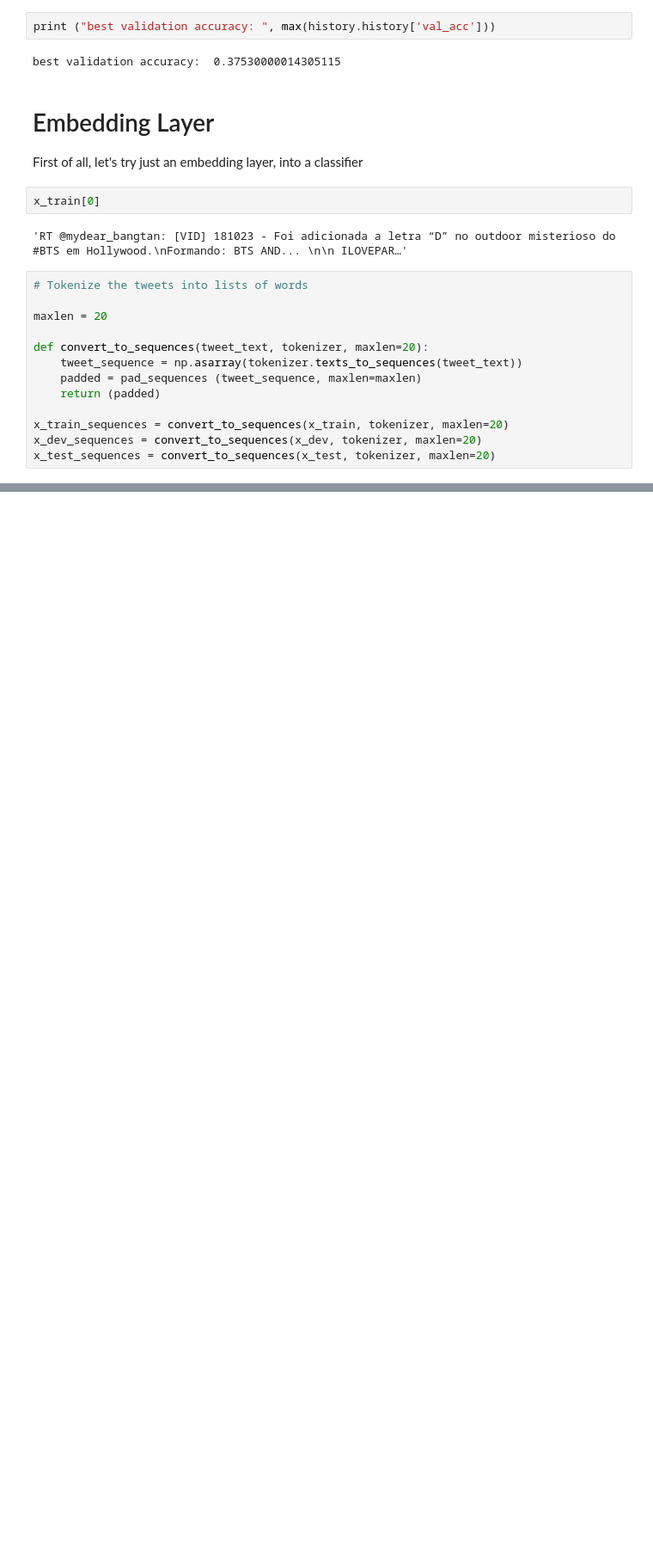
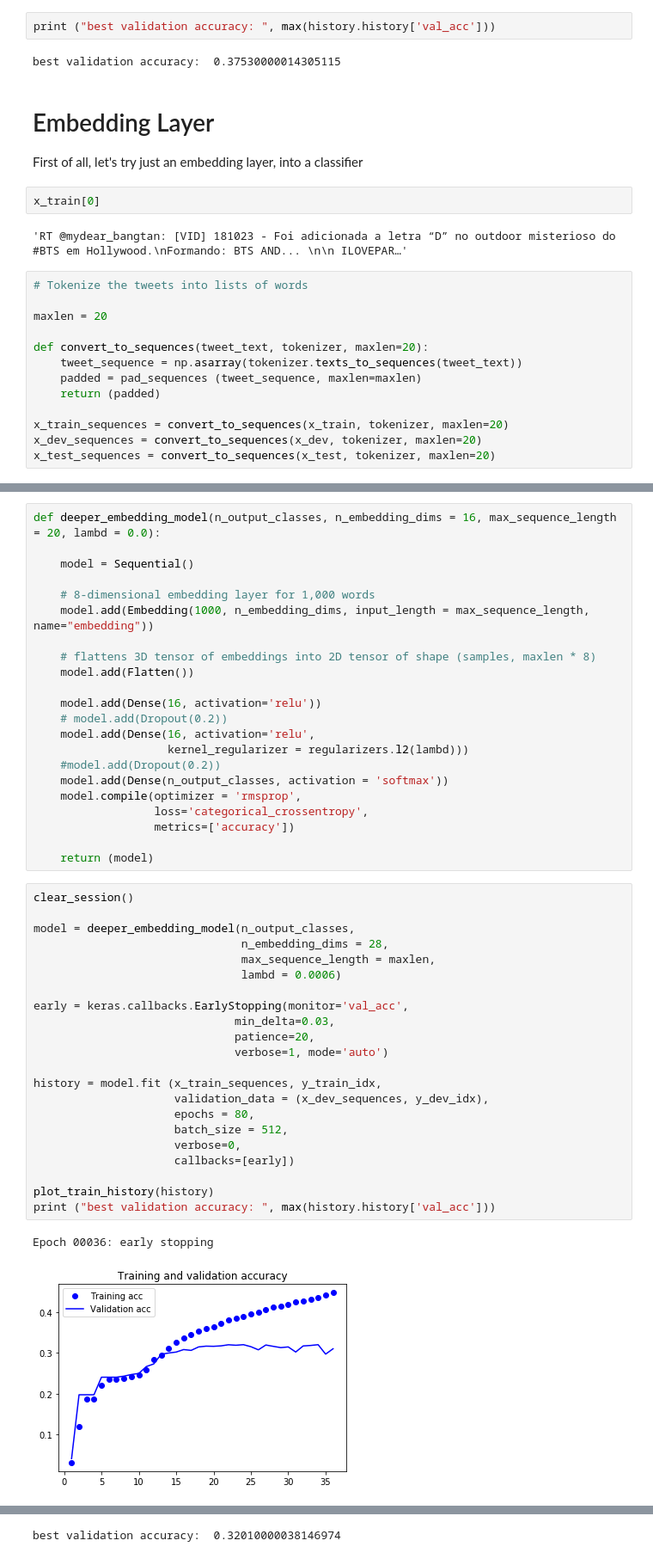
Before and after one commit to nicksexton/emojitranslate, a Jupyter notebook: 1 - emoji predict.ipynb, the cells around one changed output, grey strips where cells are left out. Shown at 86% size. Cells and saved outputs as stored; diff of their text form; blank space fills up the shorter version.

```diff
--- a/1 - emoji predict.ipynb
+++ b/1 - emoji predict.ipynb
@@ -561,0 +570,47 @@ Epoch 40/40
+# %%
+def deeper_embedding_model(n_output_classes, n_embedding_dims = 16, max_sequence_length = 20, lambd = 0.0):
+
+    model = Sequential()
+
+    # 8-dimensional embedding layer for 1,000 words
+    model.add(Embedding(1000, n_embedding_dims, input_length = max_sequence_length, name="embedding"))
+
+    # flattens 3D tensor of embeddings into 2D tensor of shape (samples, maxlen * 8)
+    model.add(Flatten())
+
+    model.add(Dense(16, activation='relu'))
+    # model.add(Dropout(0.2))
+    model.add(Dense(16, activation='relu',
+                    kernel_regularizer = regularizers.l2(lambd)))
+    #model.add(Dropout(0.2))
+    model.add(Dense(n_output_classes, activation = 'softmax'))
+    model.compile(optimizer = 'rmsprop',
+                  loss='categorical_crossentropy',
+                  metrics=['accuracy'])
+
+    return (model)
+# %%
+clear_session()
+
+model = deeper_embedding_model(n_output_classes,
+                               n_embedding_dims = 28,
+                               max_sequence_length = maxlen,
+                               lambd = 0.0006)
+
+early = keras.callbacks.EarlyStopping(monitor='val_acc',
+                              min_delta=0.03,
+                              patience=20,
+                              verbose=1, mode='auto')
+
+history = model.fit (x_train_sequences, y_train_idx,
+                     validation_data = (x_dev_sequences, y_dev_idx),
+                     epochs = 80,
+                     batch_size = 512,
+                     verbose=0,
+                     callbacks=[early])
+
+plot_train_history(history)
+print ("best validation accuracy: ", max(history.history['val_acc']))
+# %% [output]
+Epoch 00036: early stopping
+[figure, added]
@@ -561,0 +618 @@ Epoch 40/40
+best validation accuracy:  0.32010000038146974
```
Also changed, not shown: parts of 6 cells of this notebook.
